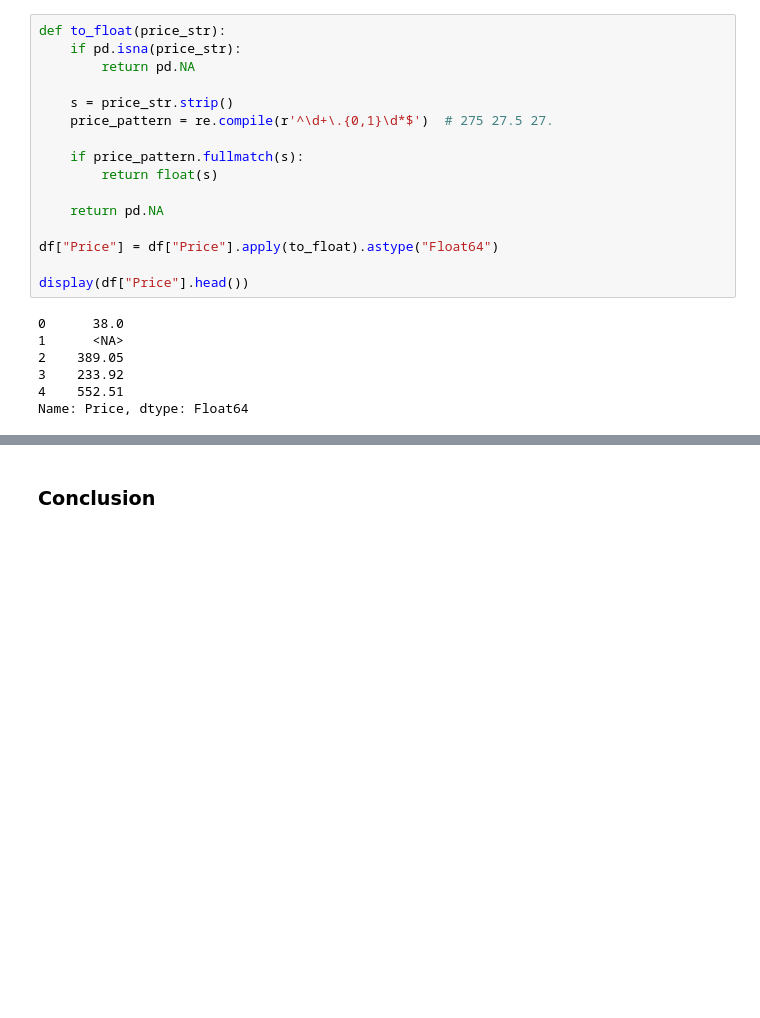
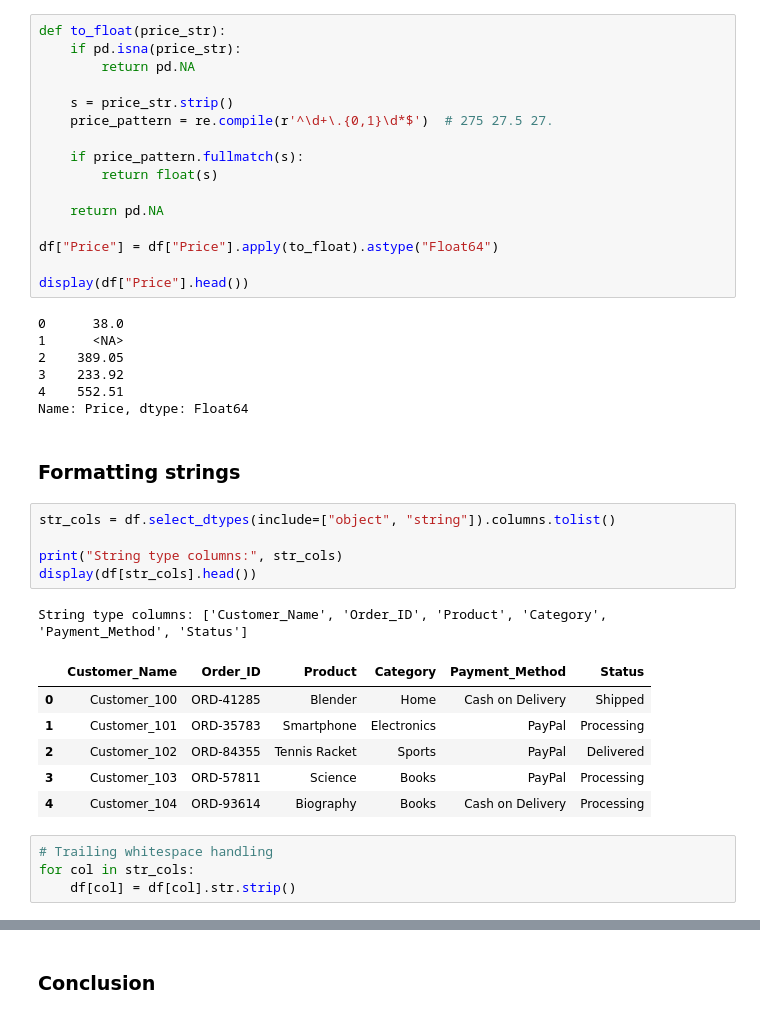
Before and after one commit to Gerum-Berhanu/data-cleaning, a Jupyter notebook: projects/05_ecommerce_sales/05_data_cleaning.ipynb, the cells around one changed output, grey strips where cells are left out. Drawn from its saved outputs; the diff is of its cells as text; blank space fills up the shorter version.

Commit message:
include formatting in data type conversion step

```diff
--- a/projects/05_ecommerce_sales/05_data_cleaning.ipynb
+++ b/projects/05_ecommerce_sales/05_data_cleaning.ipynb
@@ -255,3 +255,22 @@ display(df["Price"].head())
 3    233.92
 4    552.51
 Name: Price, dtype: Float64
+# %% [markdown]
+### Formatting strings
+# %%
+str_cols = df.select_dtypes(include=["object", "string"]).columns.tolist()
+
+print("String type columns:", str_cols)
+display(df[str_cols].head())
+# %% [output]
+String type columns: ['Customer_Name', 'Order_ID', 'Product', 'Category', 'Payment_Method', 'Status']
+|  | Customer_Name | Order_ID | Product | Category | Payment_Method | Status |
+| 0 | Customer_100 | ORD-41285 | Blender | Home | Cash on Delivery | Shipped |
+| 1 | Customer_101 | ORD-35783 | Smartphone | Electronics | PayPal | Processing |
+| 2 | Customer_102 | ORD-84355 | Tennis Racket | Sports | PayPal | Delivered |
+| 3 | Customer_103 | ORD-57811 | Science | Books | PayPal | Processing |
+| 4 | Customer_104 | ORD-93614 | Biography | Books | Cash on Delivery | Processing |
+# %%
+# Trailing whitespace handling
+for col in str_cols:
+    df[col] = df[col].str.strip()
```
Also changed, not shown: parts of 11 cells of this notebook.
